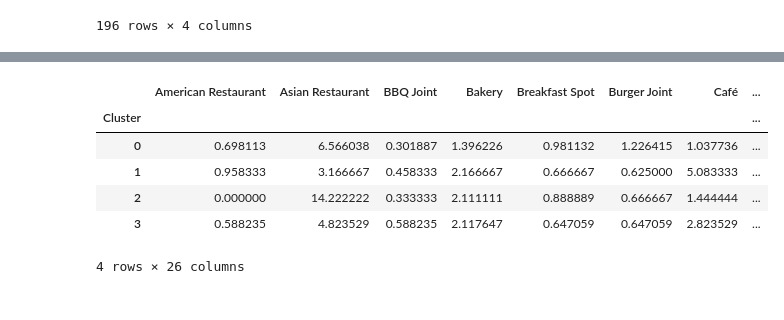
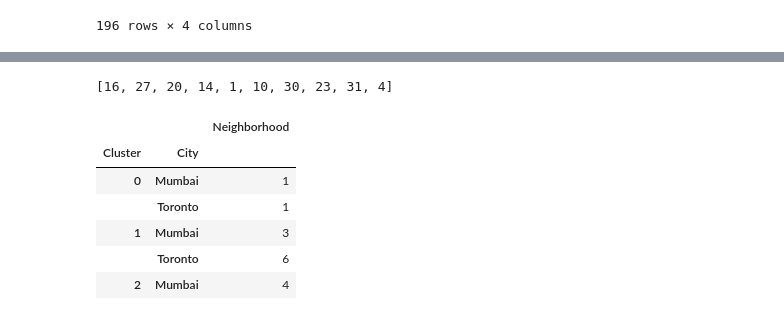
Before and after one commit to prady1207/Coursera_Capstone, a Jupyter notebook: Coursera_Capstone.ipynb, the cells around one changed output, grey strips where cells are left out. Saved outputs shown, nothing was run; the diff lists cells and outputs as text; code cells hidden in the pictures.

```diff
--- a/Coursera_Capstone.ipynb
+++ b/Coursera_Capstone.ipynb
@@ -391,7 +358,11 @@ not_pop_venues
 # %%
-one_hot = pd.get_dummies(food_tor['Category_head'])
+one_hot = pd.get_dummies(venues_df['Category_head'])
 
-one_hot['Neighborhood'] = food_tor['Neighborhood']
+one_hot['Neighborhood'] = venues_df['Neighborhood']
+one_hot['City'] = venues_df['City']
 
 df1 = one_hot.groupby(by='Neighborhood').sum()
-df1
+df1.drop(not_pop_venues, axis=1, inplace=True)
+
+df2 = one_hot.groupby(by='City').sum()
+df2.drop(not_pop_venues, axis=1, inplace=True)
@@ -462,6 +419,6 @@ array([[ 0, 12,  0, ...,  0,  0,  0],
 # %%
-from sklearn.preprocessing import MinMaxScaler
-scaler = MinMaxScaler()
+from sklearn.preprocessing import StandardScaler
+scaler = StandardScaler()
 scaler.fit(X)
 X_scaled = scaler.transform(X)
 X_scaled
@@ -500,5 +464,5 @@ Text(0.5, 1.0, 'Silhoutte Score for k between 2 & 30')
 # %%
-kmeans = KMeans(n_clusters=4, n_init=100)
+kmeans = KMeans(n_clusters=38, random_state=1)
 pred = kmeans.fit_predict(X)
 pred
 # %% [output]
@@ -510,3 +483,7 @@ array([2, 1, 0, 2, 0, 1, 0, 1, 1, 3, 0, 0, 1, 0, 0, 2, 0, 1, 3, 3, 3, 0,
 # %%
 df1.insert(0, 'Cluster', pred, True)
 df1.reset_index(inplace=True)
+# %%
+sorted_df = neigh_df.loc[:,['Neighborhood','City']].sort_values(by='Neighborhood')
+df1['City'] = sorted_df['City']
+df1
@@ -513,10 +504,16 @@ df1.reset_index(inplace=True)
+# %%
+lis = list(df1[['Neighborhood','Cluster']].groupby(by='Cluster').count().sort_values(by='Neighborhood', ascending=False).head(10).index)
+lis # List of 10 largest clusters.
+# %% [output]
+[16, 27, 20, 14, 1, 10, 30, 23, 31, 4]
 # %%
-df1.groupby(by='Cluster').mean()
+count_df = df1[['Neighborhood','Cluster','City']].groupby(by=['Cluster','City']).count()
+count_df.head()
 # %% [output]
-|  | American Restaurant | Asian Restaurant | BBQ Joint | Bakery | Breakfast Spot | Burger Joint | Café | ... |
-| Cluster |  |  |  |  |  |  |  | ... |
-| 0 | 0.698113 | 6.566038 | 0.301887 | 1.396226 | 0.981132 | 1.226415 | 1.037736 | ... |
-| 1 | 0.958333 | 3.166667 | 0.458333 | 2.166667 | 0.666667 | 0.625000 | 5.083333 | ... |
-| 2 | 0.000000 | 14.222222 | 0.333333 | 2.111111 | 0.888889 | 0.666667 | 1.444444 | ... |
-| 3 | 0.588235 | 4.823529 | 0.588235 | 2.117647 | 0.647059 | 0.647059 | 2.823529 | ... |
+|  |  | Neighborhood |
+| Cluster | City |  |
+| 0 | Mumbai | 1 |
+|  | Toronto | 1 |
+| 1 | Mumbai | 3 |
+|  | Toronto | 6 |
+| 2 | Mumbai | 4 |
-4 rows × 26 columns
```
Also changed, not shown: parts of 55 cells of this notebook, 5 other files.
